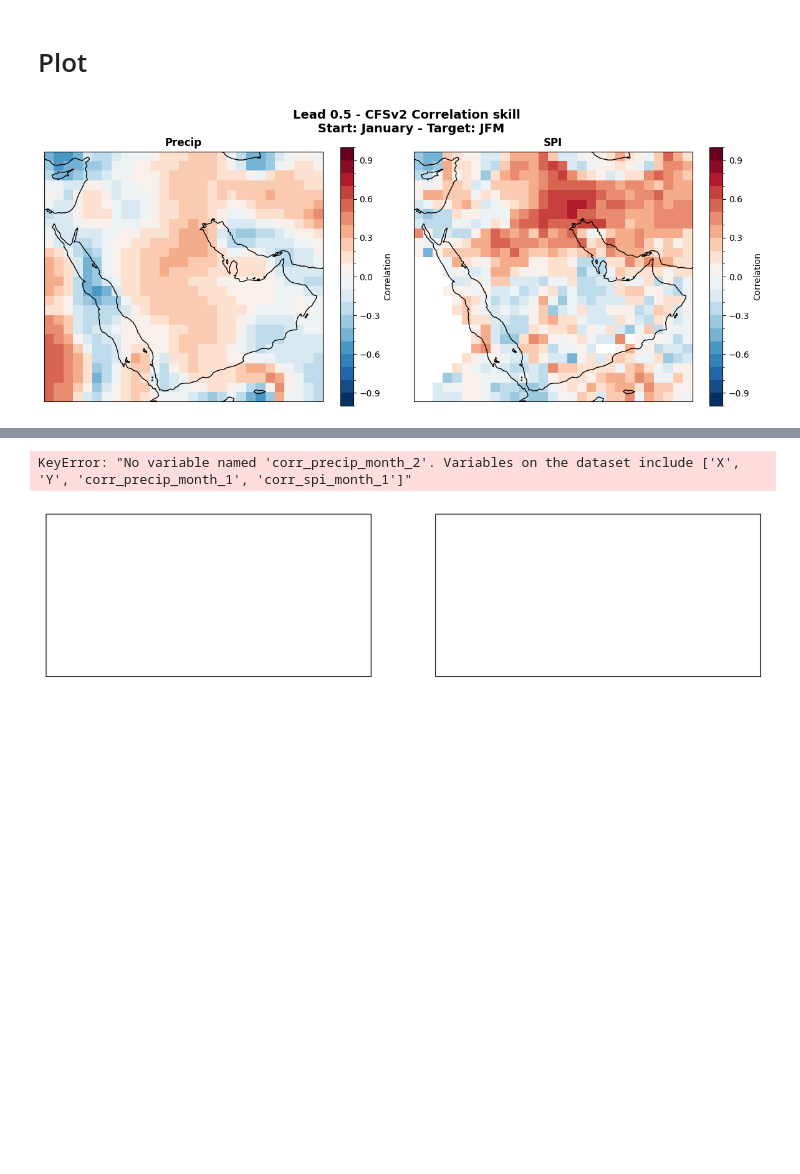
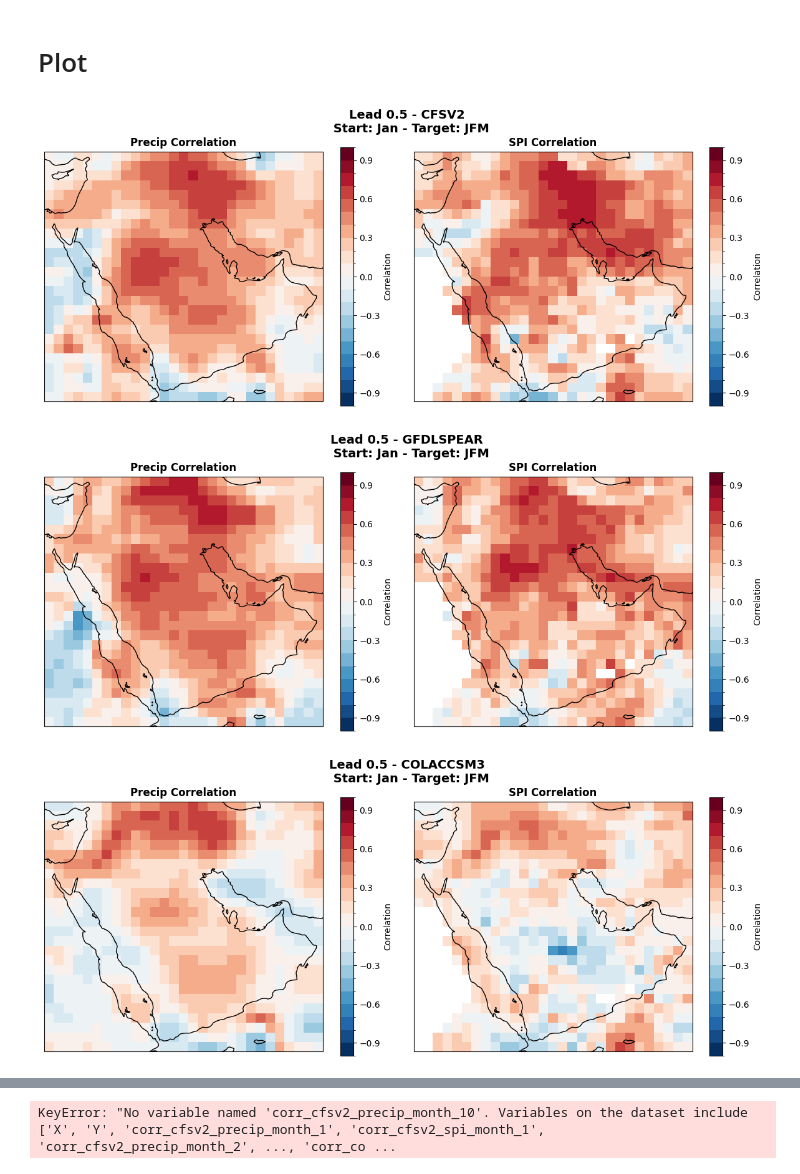
Before and after one commit to emileDesmaili/KAUSTgithub, a Jupyter notebook: forecast_lead05.ipynb, the cells around one changed output, grey strips where cells are left out. Cells and saved outputs as stored; diff of their text form; code cells hidden in the pictures; blank space fills up the shorter version.

Commit message:
lead0 fcast

```diff
--- a/forecast_lead05.ipynb
+++ b/forecast_lead05.ipynb
@@ -77,7 +104,6 @@ data_regrid['precip'] = data_regrid['precip'].where(data_regrid['precip'] > 0, 0
 
 obs = data_regrid
 
-obs = obs*30
 obs['rolling_sum'] = obs['precip'] + obs['precip'].shift(T=-1) + obs['precip'].shift(T=-2)
 
 
@@ -85,14 +111,14 @@ obs = obs.rolling_sum.dropna('T')
 # %% [markdown]
 # Forecast
 # %%
-nmme_dict =  {'cfsv2': cfsv2, 'gfdlspear': gfdlspear, 'cansipsic4': cansipsic4}
+nmme_dict =  {'cfsv2': cfsv2, 'gfdlspear': gfdlspear, 'colaccsm3': colaccsm3, 'colaccsm4': colaccsm4, 'nasageos': nasageos}
 
-precip_fcast_dict = {'cfsv2': None, 'gfdlspear': None, 'cansipsic4': None}
-spi_fcast_dict = {'cfsv2': None, 'gfdlspear': None, 'cansipsic4': None}
+precip_fcast_dict = {'cfsv2': None, 'gfdlspear': None, 'colaccsm3': None, 'colaccsm4': None, 'nasageos': None}
+spi_fcast_dict = {'cfsv2': None, 'gfdlspear': None, 'colaccsm3': None, 'colaccsm4': None, 'nasageos': None}
 # %%
 for (nmme_name, nmme) in nmme_dict.items():
     print(f"######################")
-    print(f"Processing NMME model {nmme_name}")
+    print(f"Processing NMME: {nmme_name.upper()}")
     print(f"######################")
     P_bar_all = nmme.mean(dim='M')['prec']
     P_bar = P_bar_all.sel(L=slice(0.5, 2.5)).mean(dim='L')
@@ -101,12 +127,12 @@ for (nmme_name, nmme) in nmme_dict.items():
     P_bar['T'] = pd.to_datetime(P_bar['T'].values)
     obs['T'] = pd.to_datetime(obs['T'].values)
 
-    P_bar = P_bar.sel(T=slice('1991-01-01','2020-12-31'))
+    P_bar = P_bar.sel(T=slice('1991-01-01','2016-12-31'))
 
     spi_list = []
     precip_list = []
 
-    for month in range(1, 2):
+    for month in [1,2]:
         print(f"Processing month: {month}")
         # Prepare storage for SPI values
         x_range = P_bar['X'].values
@@ -222,7 +270,7 @@ spi_obs = spi_obs.rename({'__xarray_dataarray_variable__':'spi'}).spi.sortby('T'
 
 corr_ds = xr.Dataset()
 #loop over each nmmme
-for nmme_name in ['cfsv2', 'gfdlspear', 'cansipsic4']:
+for nmme_name in ['cfsv2', 'gfdlspear', 'colaccsm3', 'colaccsm4', 'nasageos']:
     precip_fcast = xr.open_dataset(f'data/precip_fcast_{nmme_name}.nc')
     precip_fcast = precip_fcast.rename({'__xarray_dataarray_variable__':'precip'}).precip
 
@@ -233,7 +281,7 @@ for nmme_name in ['cfsv2', 'gfdlspear', 'cansipsic4']:
     spi_fcast = spi_fcast.sel(T=precip_fcast['T'])
 
     # Loop over each month
-    for month in range(1, 2):  # Months 1 to 12
+    for month in [1,2]:
         # Select data for the specific month
         spi_obs_m = spi_obs.sel(T=spi_obs['T.month'] == month)
         precip_obs_m = obs.sel(T=obs['T.month'] == month)
@@ -260,38 +308,43 @@ levels = [-1, -0.9, -0.8, -0.7, -0.6, -0.5, -0.4, -0.3, -0.2, -0.1, 0, 0.1, 0.2,
 season_names = ['JFM', 'FMA', 'MAM', 'AMJ', 'MJJ', 'JJA', 'JAS', 'ASO', 'SON', 'OND', 'NDJ']
 month_names = ['Jan', 'Feb', 'Mar', 'Apr', 'May', 'Jun', 'Jul', 'Aug', 'Sep', 'Oct', 'Nov', 'Dec']
 
-for nmme_name in ['cfsv2', 'gfdlspear', 'cansipsic4']:
-    for season in range(1, 13):
+
+for season in [1,2,10,11,12]:
+    for nmme_name in ['cfsv2', 'gfdlspear', 'colaccsm3', 'colaccsm4', 'nasageos']:
         season_name = season_names[season-1]
         month_name = month_names[season-1]
 
         fig, axes = plt.subplots(
             nrows=1, ncols=2, figsize=(12, 5), subplot_kw={'projection': ccrs.PlateCarree()}
         )
 
         # Plot corr_obs_month
         corr_map_obs = corr_ds[f'corr_{nmme_name}_precip_month_{season}']
         corr_map_obs.plot(
             vmin=-1, vmax=1, cmap='RdBu_r', cbar_kwargs={'label': 'Correlation'}, ax=axes[0],
             levels=levels
         )
         axes[0].coastlines()
         axes[0].set_title('Precip Correlation', fontsize=12, fontweight='bold')
 
         # Plot corr_spi_month
         corr_map_spi = corr_ds[f'corr_{nmme_name}_spi_month_{season}']
         corr_map_spi.plot(
             vmin=-1, vmax=1, cmap='RdBu_r', cbar_kwargs={'label': 'Correlation'}, ax=axes[1],
             levels=levels
         )
         axes[1].coastlines()
         axes[1].set_title('SPI Correlation', fontsize=12, fontweight='bold')
 
         # Set overall figure title
         nmme_name_caps = nmme_name.upper()
         fig.suptitle(f'Lead 0.5 - {nmme_name_caps} \n Start: {month_name} - Target: {season_name}',
                       fontsize=14, fontweight='bold')
         plt.tight_layout()
         plt.show()
+        #save
+        fig.savefig(f'figures/corr_{nmme_name}_month_{season}.png')
 # %% [output]
-[figure, old version]
+[figure, new version]
+[figure, new version]
+[figure, added]
@@ -298,2 +358 @@ for nmme_name in ['cfsv2', 'gfdlspear', 'cansipsic4']:
-KeyError: "No variable named 'corr_precip_month_2'. Variables on the dataset include ['X', 'Y', 'corr_precip_month_1', 'corr_spi_month_1']"
+KeyError: "No variable named 'corr_cfsv2_precip_month_10'. Variables on the dataset include ['X', 'Y', 'corr_cfsv2_precip_month_1', 'corr_cfsv2_spi_month_1', 'corr_cfsv2_precip_month_2', ..., 'corr_co ...
-[figure, old version]
```
Also changed, not shown: parts of 6 cells of this notebook, 2 other files.
